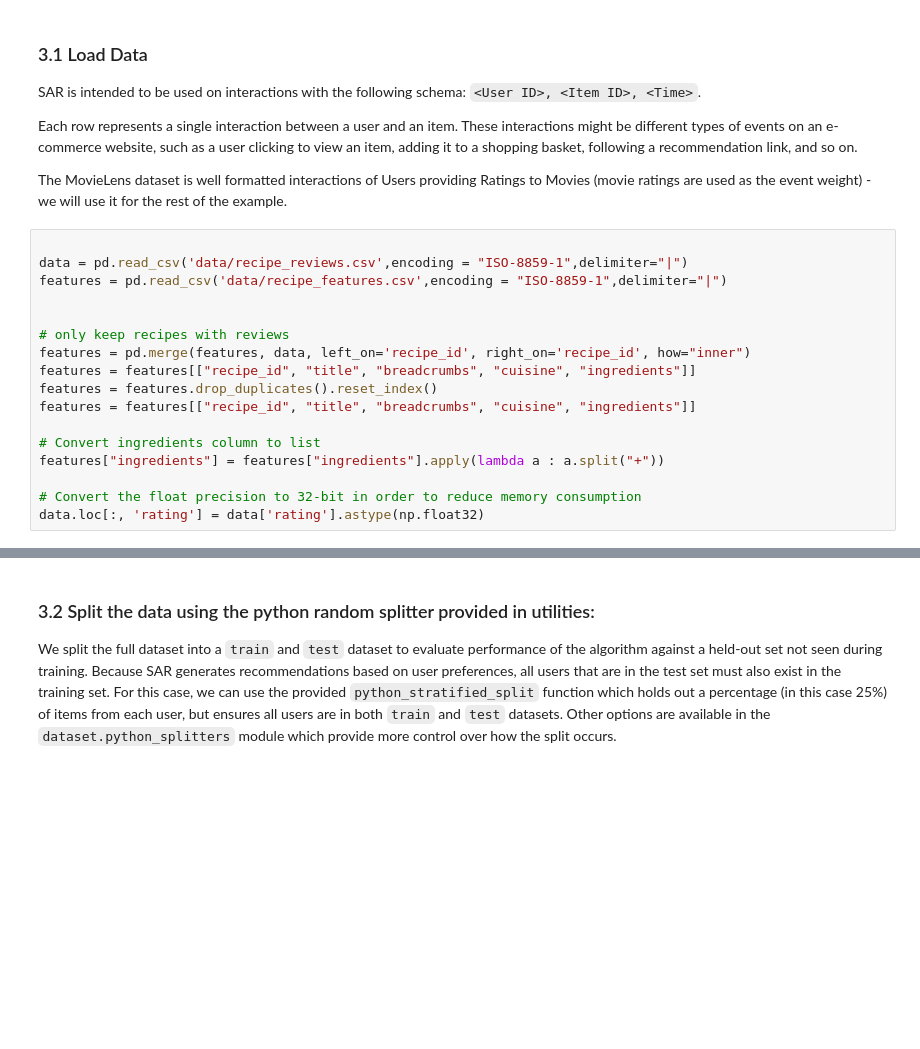
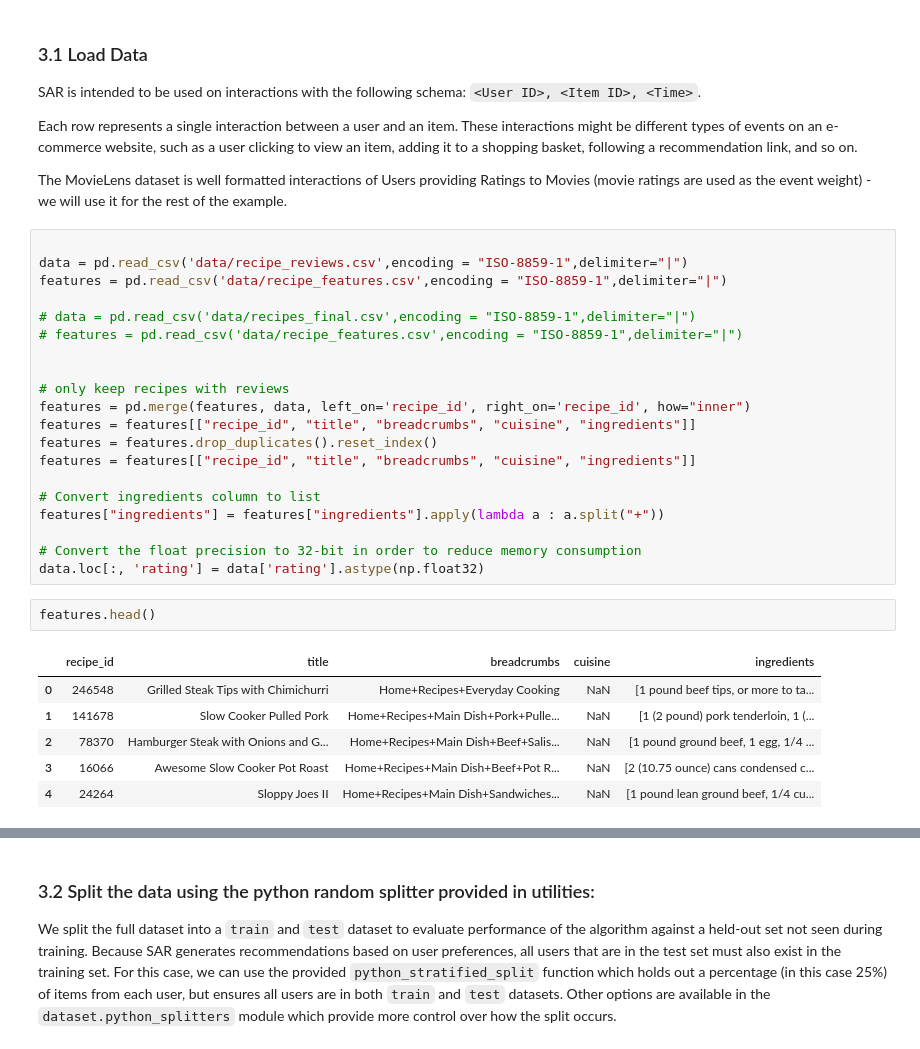
Before and after one commit to sulekahraman/meal_recommender, a Jupyter notebook: model/notebooks/sar_deep_dive.ipynb, the cells around one changed output, grey strips where cells are left out. Saved outputs shown, nothing was run; the diff lists cells and outputs as text; blank space fills up the shorter version.

```diff
--- a/model/notebooks/sar_deep_dive.ipynb
+++ b/model/notebooks/sar_deep_dive.ipynb
@@ -116,6 +116,9 @@ The MovieLens dataset is well formatted interactions of Users providing Ratings
 
 data = pd.read_csv('data/recipe_reviews.csv',encoding = "ISO-8859-1",delimiter="|")
 features = pd.read_csv('data/recipe_features.csv',encoding = "ISO-8859-1",delimiter="|")
+
+# data = pd.read_csv('data/recipes_final.csv',encoding = "ISO-8859-1",delimiter="|")
+# features = pd.read_csv('data/recipe_features.csv',encoding = "ISO-8859-1",delimiter="|")
 
 
 # only keep recipes with reviews
@@ -129,3 +132,12 @@ features["ingredients"] = features["ingredients"].apply(lambda a : a.split("+"))
 
 # Convert the float precision to 32-bit in order to reduce memory consumption
 data.loc[:, 'rating'] = data['rating'].astype(np.float32)
+# %%
+features.head()
+# %% [output]
+|  | recipe_id | title | breadcrumbs | cuisine | ingredients |
+| 0 | 246548 | Grilled Steak Tips with Chimichurri | Home+Recipes+Everyday Cooking | NaN | [1 pound beef tips, or more to ta... |
+| 1 | 141678 | Slow Cooker Pulled Pork | Home+Recipes+Main Dish+Pork+Pulle... | NaN | [1 (2 pound) pork tenderloin, 1 (... |
+| 2 | 78370 | Hamburger Steak with Onions and G... | Home+Recipes+Main Dish+Beef+Salis... | NaN | [1 pound ground beef, 1 egg, 1/4 ... |
+| 3 | 16066 | Awesome Slow Cooker Pot Roast | Home+Recipes+Main Dish+Beef+Pot R... | NaN | [2 (10.75 ounce) cans condensed c... |
+| 4 | 24264 | Sloppy Joes II | Home+Recipes+Main Dish+Sandwiches... | NaN | [1 pound lean ground beef, 1/4 cu... |
```
Also changed, not shown: parts of 12 cells of this notebook, 8 other files.
